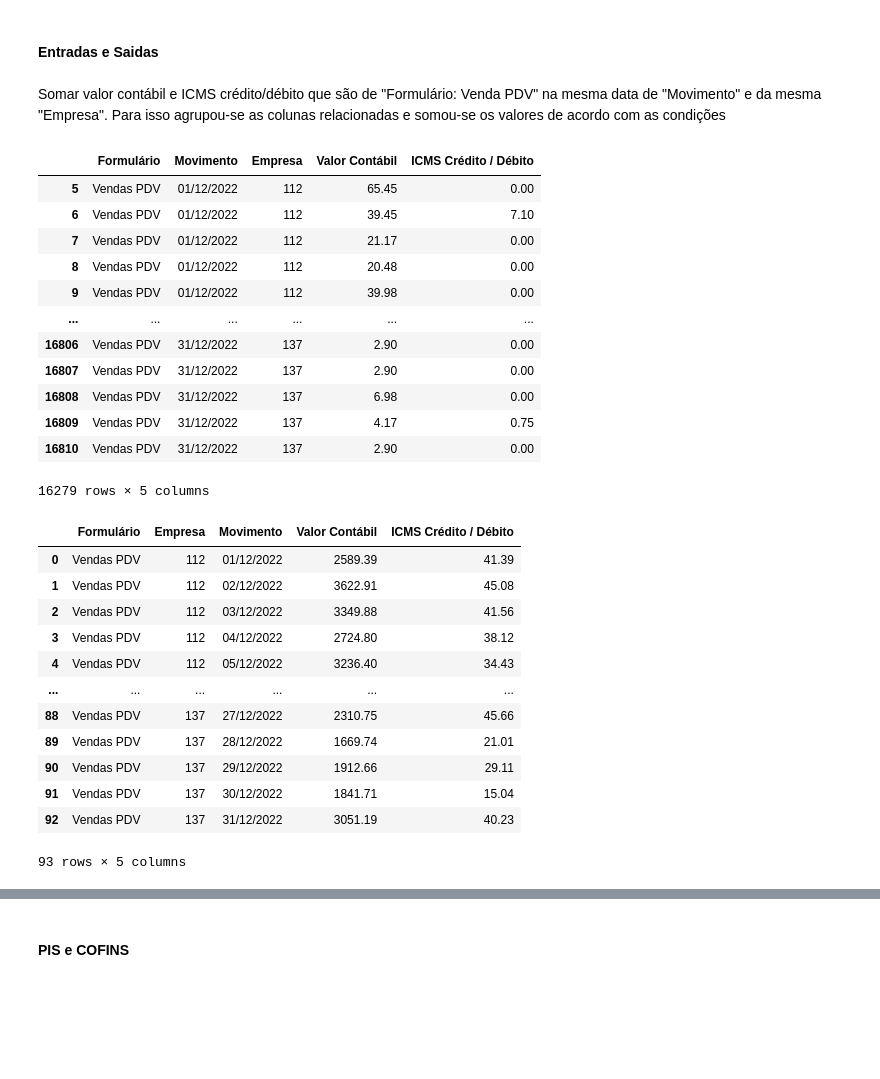
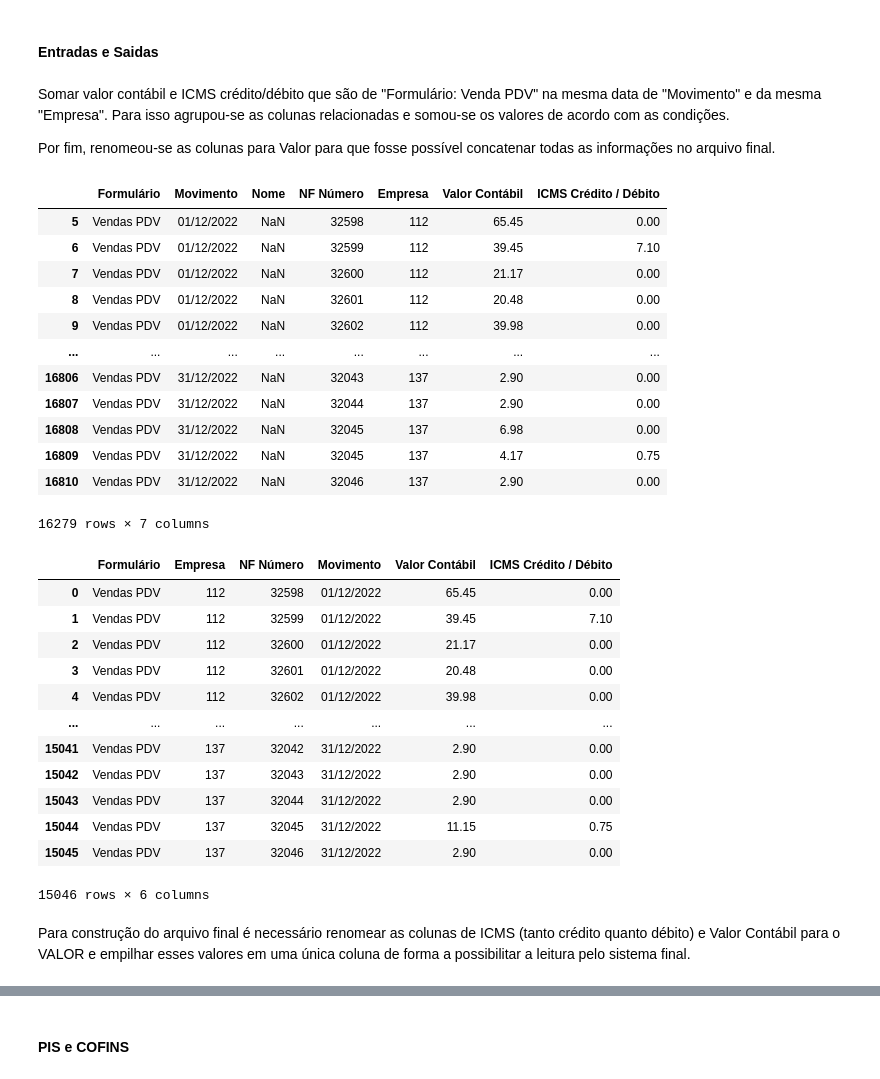
Before and after one commit to mayaram4rtins/compilador-de-arquivos-excel, a Jupyter notebook: compilador-de-arquivos-excel.ipynb, the cells around one changed output, grey strips where cells are left out. Saved outputs shown, nothing was run; the diff lists cells and outputs as text; code cells hidden in the pictures; blank space fills up the shorter version.

```diff
--- a/compilador-de-arquivos-excel.ipynb
+++ b/compilador-de-arquivos-excel.ipynb
@@ -132,45 +132,50 @@ Name: Movimento, Length: 17967, dtype: object
 # %% [markdown]
 #### Entradas e Saidas
 # %% [markdown]
-Somar valor contábil e ICMS crédito/débito que são de "Formulário: Venda PDV" na mesma data de "Movimento" e da mesma "Empresa". Para isso agrupou-se as colunas relacionadas e somou-se os valores de acordo com as condições
+Somar valor contábil e ICMS crédito/débito que são de "Formulário: Venda PDV" na mesma data de "Movimento" e da mesma "Empresa". Para isso agrupou-se as colunas relacionadas e somou-se os valores de acordo com as condições.
+
+Por fim, renomeou-se as colunas para Valor para que fosse possível concatenar todas as informações no arquivo final.
 # %%
 Agrupamento_EntradasSaidas_df = EntradasSaidas_df.loc[EntradasSaidas_df['Formulário'] == 'Vendas PDV',
-                                 ["Formulário", "Movimento", "Empresa", "Valor Contábil",
+                                 ["Formulário", "Movimento", "Nome", "NF Número", "Empresa", "Valor Contábil",
                                   "ICMS Crédito / Débito"]]
 
 display(Agrupamento_EntradasSaidas_df)
 # %% [output]
-|  | Formulário | Movimento | Empresa | Valor Contábil | ICMS Crédito / Débito |
-| 5 | Vendas PDV | 01/12/2022 | 112 | 65.45 | 0.00 |
-| 6 | Vendas PDV | 01/12/2022 | 112 | 39.45 | 7.10 |
-| 7 | Vendas PDV | 01/12/2022 | 112 | 21.17 | 0.00 |
-| 8 | Vendas PDV | 01/12/2022 | 112 | 20.48 | 0.00 |
-| 9 | Vendas PDV | 01/12/2022 | 112 | 39.98 | 0.00 |
-| ... | ... | ... | ... | ... | ... |
-| 16806 | Vendas PDV | 31/12/2022 | 137 | 2.90 | 0.00 |
-| 16807 | Vendas PDV | 31/12/2022 | 137 | 2.90 | 0.00 |
-| 16808 | Vendas PDV | 31/12/2022 | 137 | 6.98 | 0.00 |
-| 16809 | Vendas PDV | 31/12/2022 | 137 | 4.17 | 0.75 |
-| 16810 | Vendas PDV | 31/12/2022 | 137 | 2.90 | 0.00 |
+|  | Formulário | Movimento | Nome | NF Número | Empresa | Valor Contábil | ICMS Crédito / Débito |
+| 5 | Vendas PDV | 01/12/2022 | NaN | 32598 | 112 | 65.45 | 0.00 |
+| 6 | Vendas PDV | 01/12/2022 | NaN | 32599 | 112 | 39.45 | 7.10 |
+| 7 | Vendas PDV | 01/12/2022 | NaN | 32600 | 112 | 21.17 | 0.00 |
+| 8 | Vendas PDV | 01/12/2022 | NaN | 32601 | 112 | 20.48 | 0.00 |
+| 9 | Vendas PDV | 01/12/2022 | NaN | 32602 | 112 | 39.98 | 0.00 |
+| ... | ... | ... | ... | ... | ... | ... | ... |
+| 16806 | Vendas PDV | 31/12/2022 | NaN | 32043 | 137 | 2.90 | 0.00 |
+| 16807 | Vendas PDV | 31/12/2022 | NaN | 32044 | 137 | 2.90 | 0.00 |
+| 16808 | Vendas PDV | 31/12/2022 | NaN | 32045 | 137 | 6.98 | 0.00 |
+| 16809 | Vendas PDV | 31/12/2022 | NaN | 32045 | 137 | 4.17 | 0.75 |
+| 16810 | Vendas PDV | 31/12/2022 | NaN | 32046 | 137 | 2.90 | 0.00 |
-16279 rows × 5 columns
+16279 rows × 7 columns
 # %%
 SomaVendasPDV_EntradasSaidas_df = Agrupamento_EntradasSaidas_df.groupby(['Formulário',
                                          'Empresa',
+                                         'NF Número',
                                          'Movimento'])[['Valor Contábil',
                                                         'ICMS Crédito / Débito']].sum().reset_index()
 
 display(SomaVendasPDV_EntradasSaidas_df)
 # %% [output]
-|  | Formulário | Empresa | Movimento | Valor Contábil | ICMS Crédito / Débito |
-| 0 | Vendas PDV | 112 | 01/12/2022 | 2589.39 | 41.39 |
-| 1 | Vendas PDV | 112 | 02/12/2022 | 3622.91 | 45.08 |
-| 2 | Vendas PDV | 112 | 03/12/2022 | 3349.88 | 41.56 |
-| 3 | Vendas PDV | 112 | 04/12/2022 | 2724.80 | 38.12 |
-| 4 | Vendas PDV | 112 | 05/12/2022 | 3236.40 | 34.43 |
-| ... | ... | ... | ... | ... | ... |
-| 88 | Vendas PDV | 137 | 27/12/2022 | 2310.75 | 45.66 |
-| 89 | Vendas PDV | 137 | 28/12/2022 | 1669.74 | 21.01 |
-| 90 | Vendas PDV | 137 | 29/12/2022 | 1912.66 | 29.11 |
-| 91 | Vendas PDV | 137 | 30/12/2022 | 1841.71 | 15.04 |
-| 92 | Vendas PDV | 137 | 31/12/2022 | 3051.19 | 40.23 |
+|  | Formulário | Empresa | NF Número | Movimento | Valor Contábil | ICMS Crédito / Débito |
+| 0 | Vendas PDV | 112 | 32598 | 01/12/2022 | 65.45 | 0.00 |
+| 1 | Vendas PDV | 112 | 32599 | 01/12/2022 | 39.45 | 7.10 |
+| 2 | Vendas PDV | 112 | 32600 | 01/12/2022 | 21.17 | 0.00 |
+| 3 | Vendas PDV | 112 | 32601 | 01/12/2022 | 20.48 | 0.00 |
+| 4 | Vendas PDV | 112 | 32602 | 01/12/2022 | 39.98 | 0.00 |
+| ... | ... | ... | ... | ... | ... | ... |
+| 15041 | Vendas PDV | 137 | 32042 | 31/12/2022 | 2.90 | 0.00 |
+| 15042 | Vendas PDV | 137 | 32043 | 31/12/2022 | 2.90 | 0.00 |
+| 15043 | Vendas PDV | 137 | 32044 | 31/12/2022 | 2.90 | 0.00 |
+| 15044 | Vendas PDV | 137 | 32045 | 31/12/2022 | 11.15 | 0.75 |
+| 15045 | Vendas PDV | 137 | 32046 | 31/12/2022 | 2.90 | 0.00 |
-93 rows × 5 columns
+15046 rows × 6 columns
+# %% [markdown]
+Para construção do arquivo final é necessário renomear as colunas de ICMS (tanto crédito quanto débito) e Valor Contábil para o VALOR e empilhar esses valores em uma única coluna de forma a possibilitar a leitura pelo sistema final.
```
Also changed, not shown: parts of 35 cells of this notebook, 1 other file.
